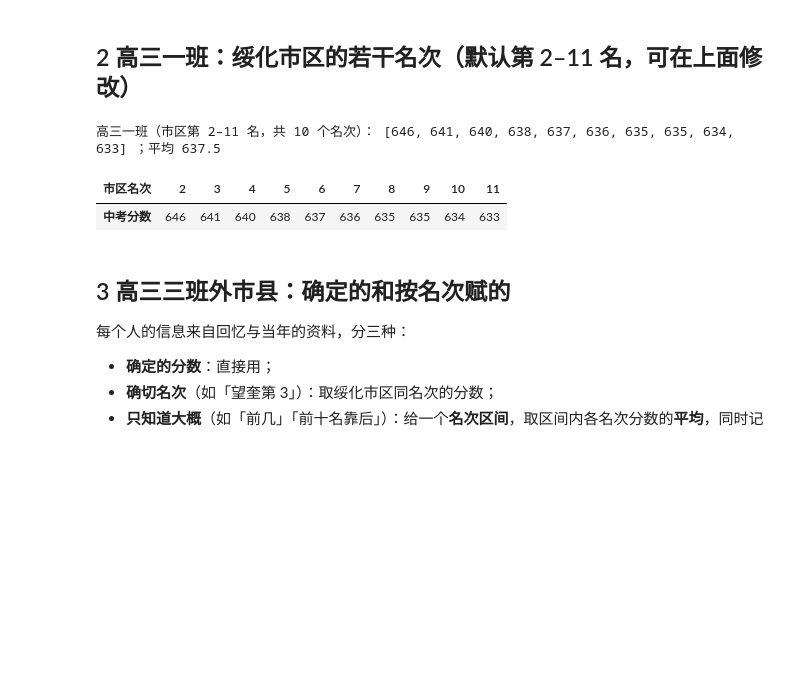
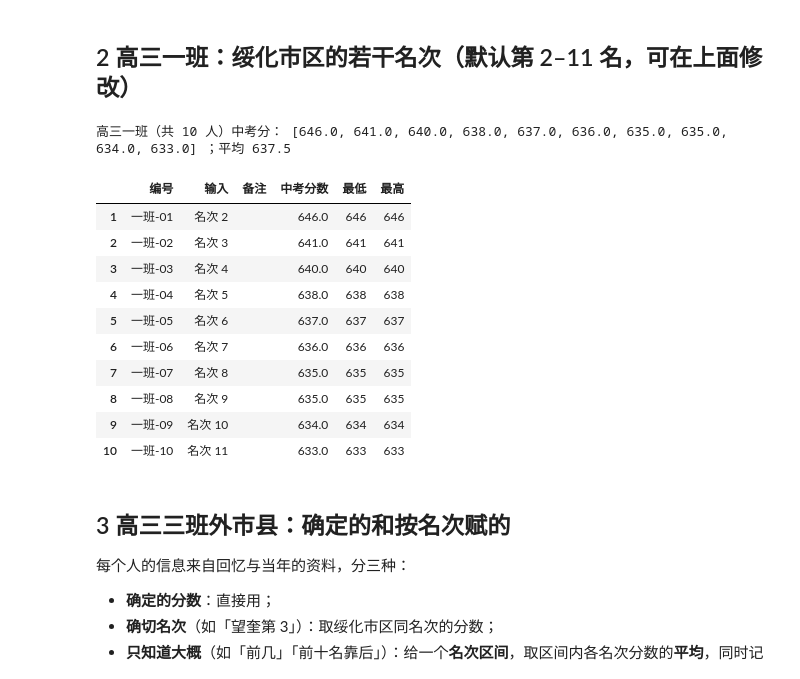
Before and after one commit to lin/kao, a Jupyter notebook: 2007届绥化一中奥赛班前十名中考成绩.ipynb, the cells around one changed output. Cells and saved outputs as stored; diff of their text form; code cells hidden in the pictures; blank space fills up the shorter version.

```diff
--- a/2007届绥化一中奥赛班前十名中考成绩.ipynb
+++ b/2007届绥化一中奥赛班前十名中考成绩.ipynb
@@ -63,8 +63,21 @@ def find(name):
 
 **④ `TOP_N`**：看班级的前几名。
 # %%
-# ① 高三一班：取绥化市区的第几名到第几名
-CLASS1_FROM, CLASS1_TO = 2, 11
+# ① 高三一班：每人一行，写法和下面的三班一样，二选一：
+#    {'分数': 确定的中考分数}  或  {'名次': (最靠前, 最靠后)}（绥化市区的名次区间；知道确切名次就两端写一样）
+#    这里的编号只是个标签（一班的点不对应具体的人）；想加人、去人，增删一行即可。
+CLASS1 = {
+    '一班-01': {'名次': (2, 2)},
+    '一班-02': {'名次': (3, 3)},
+    '一班-03': {'名次': (4, 4)},
+    '一班-04': {'名次': (5, 5)},
+    '一班-05': {'名次': (6, 6)},
+    '一班-06': {'名次': (7, 7)},
+    '一班-07': {'名次': (8, 8)},
+    '一班-08': {'名次': (9, 9)},
+    '一班-09': {'名次': (10, 10)},
+    '一班-10': {'名次': (11, 11)},
+}
 
 # ② 绥化市区已知的名次分数（其余名次由分布推算）：第 1 名流失大庆 647，第 2 名 646，第 105 名 608
 CITY_KNOWN = {1: 647, 2: 646, 105: 608}
@@ -134,13 +147,41 @@ pd.DataFrame({'市区名次': range(1, 31), '分数': city[:30].astype(int)}).se
 # %% [markdown]
 ## 2 高三一班：绥化市区的若干名次（默认第 2–11 名，可在上面修改）
 # %%
-class1 = pd.DataFrame({'市区名次': range(CLASS1_FROM, CLASS1_TO + 1), '中考分数': [city_score(r) for r in range(CLASS1_FROM, CLASS1_TO + 1)]})
-print(f'高三一班（市区第 {CLASS1_FROM}–{CLASS1_TO} 名，共 {len(class1)} 个名次）：', class1['中考分数'].tolist(), '；平均', round(class1['中考分数'].mean(), 1))
-class1.set_index('市区名次').T
+def assign(info):
+    if ('分数' in info) == ('名次' in info):
+        raise ValueError(f'每人要写且只写「分数」或「名次」之一：{info}')
+    if '分数' in info:
+        s = info['分数']; return s, s, s
+    a, b = info['名次']
+    assert 1 <= a <= b <= MAX_RANK, f'名次区间不合法：{info}'
+    sc = [city_score(r) for r in range(a, b + 1)]
+    return round(float(np.mean(sc)), 1), max(sc), min(sc)                    # 平均、最高、最低
+
+def describe(info):                                                          # 「输入」列：写进去的是分数还是名次
+    if '分数' in info: return f"分数 {info['分数']}"
+    a, b = info['名次']; return f'名次 {a}' if a == b else f'名次 {a}–{b}'
+
+rows1 = []
+for k, info in CLASS1.items():
+    s, hi, lo = assign(info)
+    rows1.append({'编号': k, '输入': describe(info), '备注': info.get('备注', ''), '中考分数': s, '最高': hi, '最低': lo})
+class1 = pd.DataFrame(rows1).sort_values('中考分数', ascending=False, kind='stable').reset_index(drop=True)
+class1.index += 1
+print(f'高三一班（共 {len(class1)} 人）中考分：', class1['中考分数'].tolist(), '；平均', round(class1['中考分数'].mean(), 1))
+class1[['编号', '输入', '备注', '中考分数', '最低', '最高']]
 # %% [output]
-高三一班（市区第 2–11 名，共 10 个名次）： [646, 641, 640, 638, 637, 636, 635, 635, 634, 633] ；平均 637.5
+高三一班（共 10 人）中考分： [646.0, 641.0, 640.0, 638.0, 637.0, 636.0, 635.0, 635.0, 634.0, 633.0] ；平均 637.5
-| 市区名次 | 2 | 3 | 4 | 5 | 6 | 7 | 8 | 9 | 10 | 11 |
-| 中考分数 | 646 | 641 | 640 | 638 | 637 | 636 | 635 | 635 | 634 | 633 |
+|  | 编号 | 输入 | 备注 | 中考分数 | 最低 | 最高 |
+| 1 | 一班-01 | 名次 2 |  | 646.0 | 646 | 646 |
+| 2 | 一班-02 | 名次 3 |  | 641.0 | 641 | 641 |
+| 3 | 一班-03 | 名次 4 |  | 640.0 | 640 | 640 |
+| 4 | 一班-04 | 名次 5 |  | 638.0 | 638 | 638 |
+| 5 | 一班-05 | 名次 6 |  | 637.0 | 637 | 637 |
+| 6 | 一班-06 | 名次 7 |  | 636.0 | 636 | 636 |
+| 7 | 一班-07 | 名次 8 |  | 635.0 | 635 | 635 |
+| 8 | 一班-08 | 名次 9 |  | 635.0 | 635 | 635 |
+| 9 | 一班-09 | 名次 10 |  | 634.0 | 634 | 634 |
+| 10 | 一班-10 | 名次 11 |  | 633.0 | 633 | 633 |
 # %% [markdown]
 ## 3 高三三班外市县：确定的和按名次赋的
 
```
Also changed, not shown: parts of 8 cells of this notebook.
